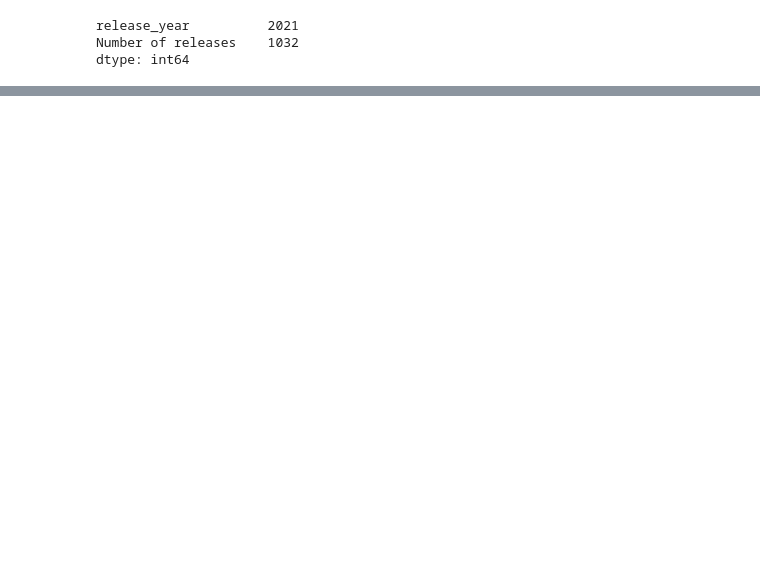
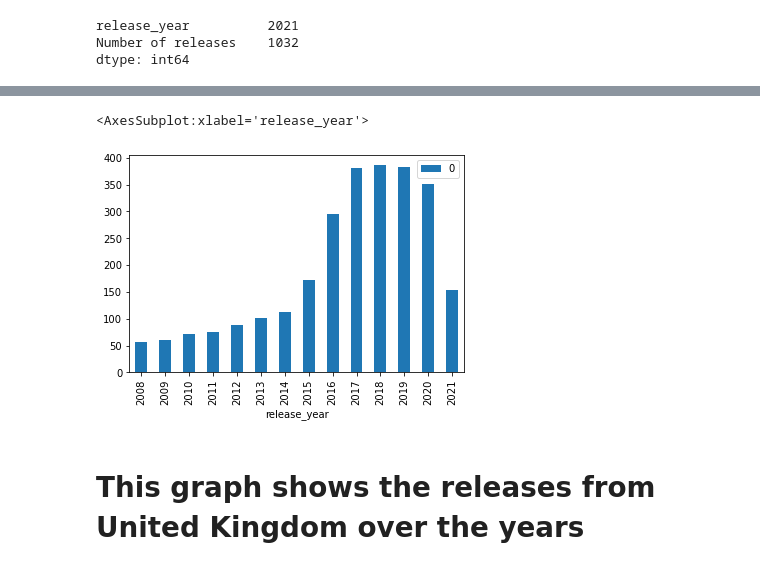
Before and after one commit to OmamaImran/Movie-Analysis, a Jupyter notebook: Movie_Analysis.ipynb, the cells around one changed output, grey strips where cells are left out. Saved outputs shown, nothing was run; the diff lists cells and outputs as text; code cells hidden in the pictures; blank space fills up the shorter version.

```diff
--- a/Movie_Analysis.ipynb
+++ b/Movie_Analysis.ipynb
@@ -305,0 +435,8 @@ dtype: int64
+# %%
+df_UK= df.copy()
+df_UK["country"]= df_UK["country"].str.split(",")
+df_UK=df_UK.explode("country")
+# %%
+df_UK=df_UK[df_UK["country"]=="United States"]
+# %%
+df_UK=df_UK.groupby("release_year").size().reset_index()
@@ -305,0 +459,9 @@ dtype: int64
+# %%
+df_UK['release_year'] = df_UK["release_year"].astype('category')
+# %%
+df_UK.tail(14).plot(kind="bar",x="release_year")
+# %% [output]
+<AxesSubplot:xlabel='release_year'>
+[figure, added]
+# %% [markdown]
+# This graph shows the releases from United Kingdom over the years
```
Also changed, not shown: parts of 25 cells of this notebook.
